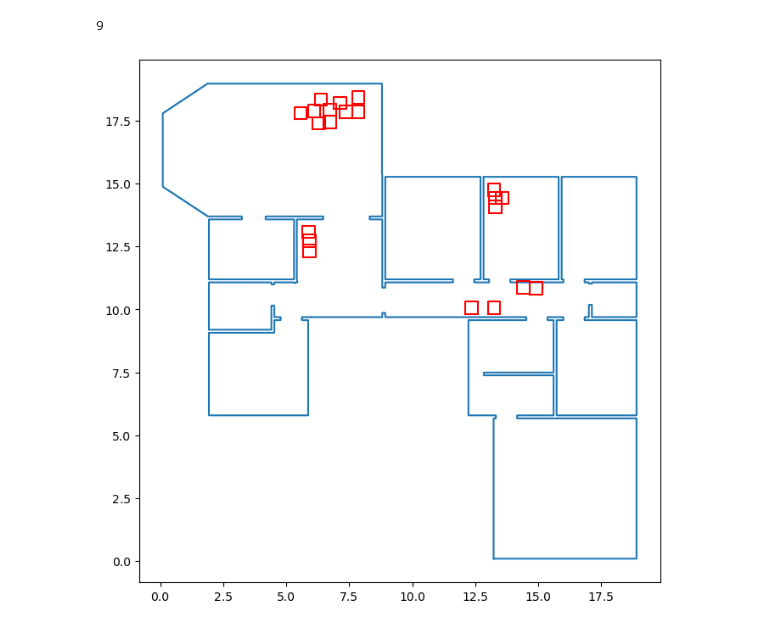
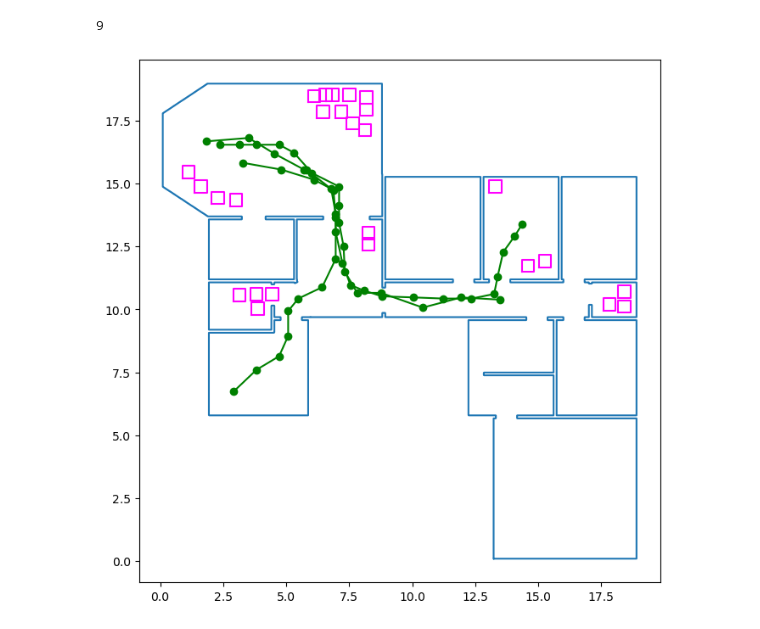
Before and after one commit to mirkoklukas/probabilistic-slam-in-gen, a Jupyter notebook: notebooks/02 - Agent Paths - HouseExpo - Python.ipynb, the cells around one changed output. Drawn from its saved outputs; the diff is of its cells as text; code cells hidden in the pictures.

```diff
--- a/notebooks/02 - Agent Paths - HouseExpo - Python.ipynb
+++ b/notebooks/02 - Agent Paths - HouseExpo - Python.ipynb
@@ -32,0 +42,13 @@ ls(data_path/"_house_expo_json").files[:10]
+# %%
+def load(fname, format=None):
+
+    p = Path(fname)
+    name = p.stem
+
+    if format is None: format = p.suffix
+
+    if format==".json":
+        with open(p, 'r') as f:
+            return json.load(f)
+    else:
+        raise Exception(f"Fileformat `{format}` not supported")
@@ -45,6 +101,6 @@ for i in range(200,220):
 # %%
-env_name = ls(data_path/"_house_expo_json").files[207]
-d = load(data_path/"_house_expo_json"/env_name)
+env_name = ls(env_path).files[17]
+d = load(env_path/env_name)
 print(d.keys())
 
 verts = d['verts']
@@ -178,27 +261,23 @@ fig.canvas.mpl_connect("key_press_event", press)
 fig.canvas.mpl_connect("button_press_event", onclick)
 # %% [output]
 9
-# %%
-clutter_verts = []
-for c in clutter:
-    offsets = [
-        np.array([-1,-1]),
-        np.array([ 1,-1]),
-        np.array([ 1, 1]),
-        np.array([-1, 1]),
-        np.array([-1,-1])
-    ]
-    clutter_verts.append(np.array([c+0.25*off for off in offsets]))
+# %%
+if len(clutter[-1]) == 0:
+    clutter = clutter[:-1]
+    clutter_verts = clutter_verts[:-1];
 # %%
 %matplotlib inline
 fig = plt.figure(figsize=(8,8))
 ax = fig.add_subplot(111)
 ax.set_aspect(1)
 
 ax.plot(*np.array(d["verts"]).T)
-for c in clutter_verts:
 
-    ax.plot(*np.array(c).T, c="r")
+for v in clutter_verts[-1]:
+    ax.plot(*np.array(v).T, c="magenta")
+
+for path in paths:
+    plt.plot(*np.array(path).T, marker="o", c="green")
 # %% [output]
-[figure, old version]
+[figure, new version]
 # %%
```
Also changed, not shown: parts of 12 cells of this notebook, 31 other files.
